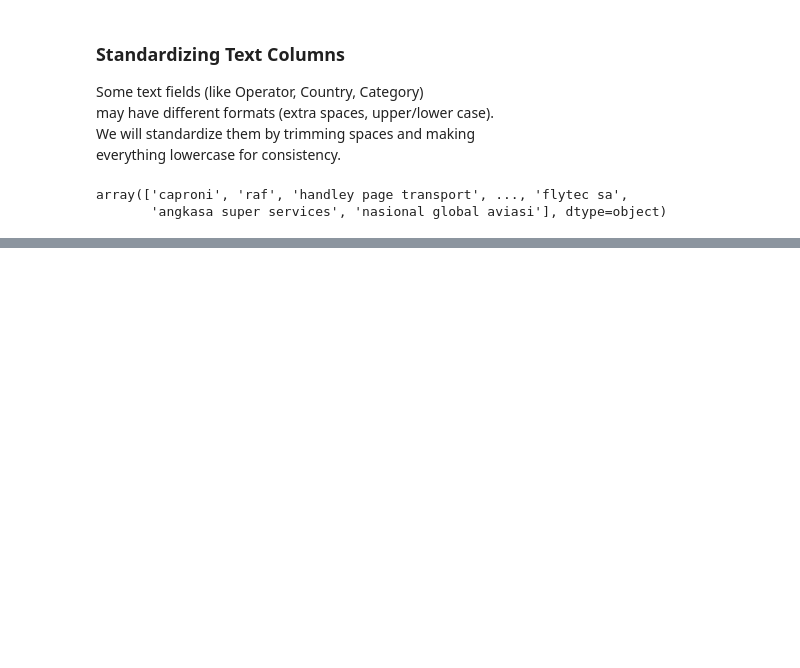
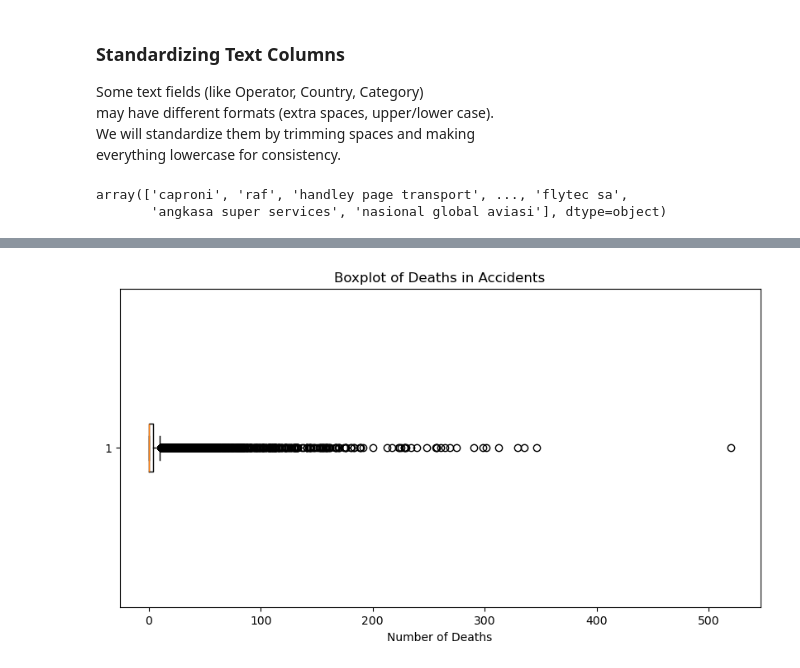
Before and after one commit to Jose-Barasa1/ds-final-project, a Jupyter notebook: index.ipynb, the cells around one changed output, grey strips where cells are left out. Drawn from its saved outputs; the diff is of its cells as text; code cells hidden in the pictures; blank space fills up the shorter version.

Commit message:
Check for outliers in Death column

```diff
--- a/index.ipynb
+++ b/index.ipynb
@@ -374,0 +405,11 @@ array(['caproni', 'raf', 'handley page transport', ..., 'flytec sa',
+# %%
+# let's visualize the out;iers so that we can see it on 3d
+import matplotlib.pyplot as plt
+
+plt.figure(figsize=(10,5))
+plt.boxplot(tb['Deaths'], vert=False)
+plt.title("Boxplot of Deaths in Accidents")
+plt.xlabel("Number of Deaths")
+plt.show()
+# %% [output]
+[figure, added]
```
Also changed, not shown: parts of 3 cells of this notebook.
